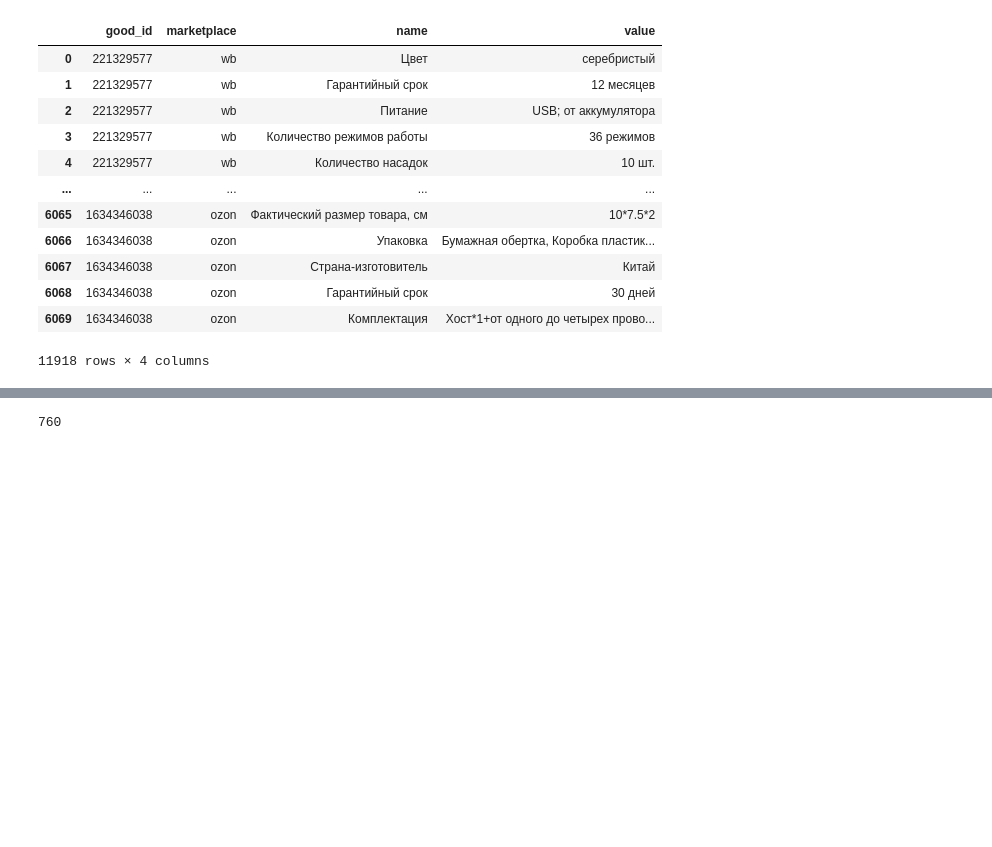
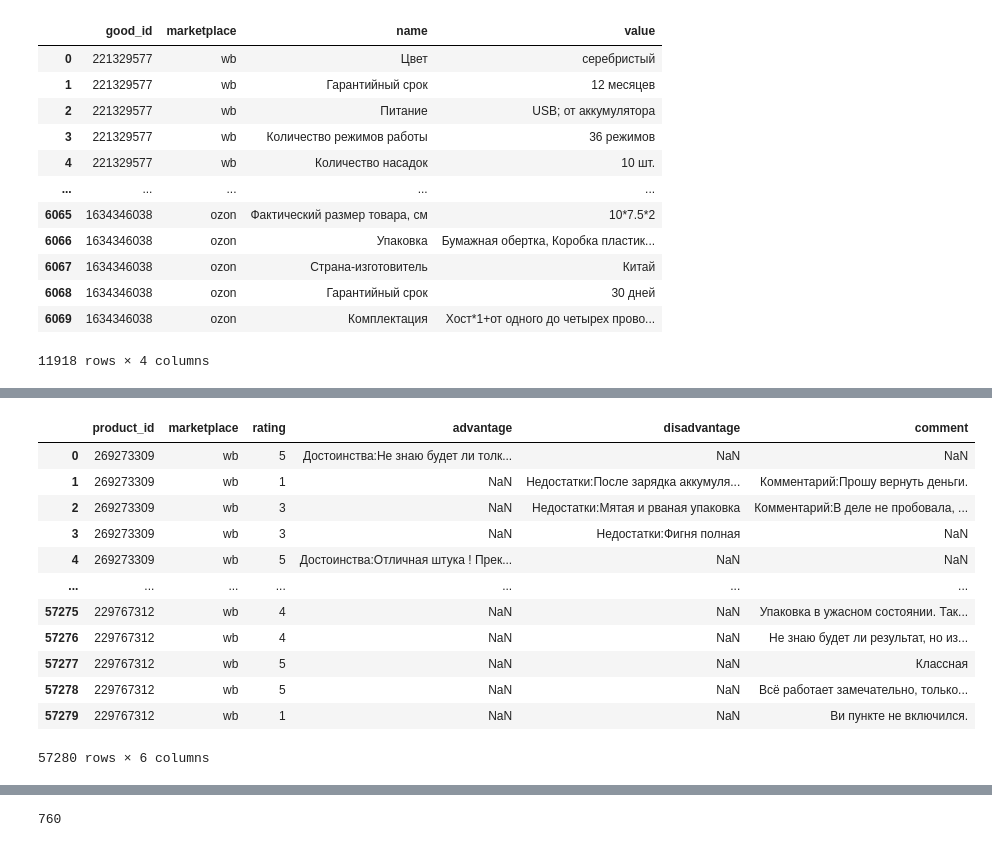
Before and after one commit to nekitmilk/ElectroPunk, a Jupyter notebook: src/notebooks/analisys.ipynb, the cells around one changed output, grey strips where cells are left out. Cells and saved outputs as stored; diff of their text form; code cells hidden in the pictures; blank space fills up the shorter version.

```diff
--- a/src/notebooks/analisys.ipynb
+++ b/src/notebooks/analisys.ipynb
@@ -756,0 +752,21 @@ Other_characteristicks.to_csv('../data/clear_data/Other_characteristicks.csv')
+# %%
+wb_feedbacks_df['marketplace'] = 'wb'
+
+marketplace_col = wb_feedbacks_df.pop('marketplace')
+wb_feedbacks_df.insert(1, 'marketplace', marketplace_col)
+
+wb_feedbacks_df
+# %% [output]
+|  | product_id | marketplace | rating | advantage | disadvantage | comment |
+| 0 | 269273309 | wb | 5 | Достоинства:Не знаю будет ли толк... | NaN | NaN |
+| 1 | 269273309 | wb | 1 | NaN | Недостатки:После зарядка аккумуля... | Комментарий:Прошу вернуть деньги. |
+| 2 | 269273309 | wb | 3 | NaN | Недостатки:Мятая и рваная упаковка | Комментарий:В деле не пробовала, ... |
+| 3 | 269273309 | wb | 3 | NaN | Недостатки:Фигня полная | NaN |
+| 4 | 269273309 | wb | 5 | Достоинства:Отличная штука ! Прек... | NaN | NaN |
+| ... | ... | ... | ... | ... | ... | ... |
+| 57275 | 229767312 | wb | 4 | NaN | NaN | Упаковка в ужасном состоянии. Так... |
+| 57276 | 229767312 | wb | 4 | NaN | NaN | Не знаю будет ли результат, но из... |
+| 57277 | 229767312 | wb | 5 | NaN | NaN | Классная |
+| 57278 | 229767312 | wb | 5 | NaN | NaN | Всё работает замечательно, только... |
+| 57279 | 229767312 | wb | 1 | NaN | NaN | Ви пункте не включился. |
+57280 rows × 6 columns
```
Also changed, not shown: parts of 28 cells of this notebook, 9 other files.
